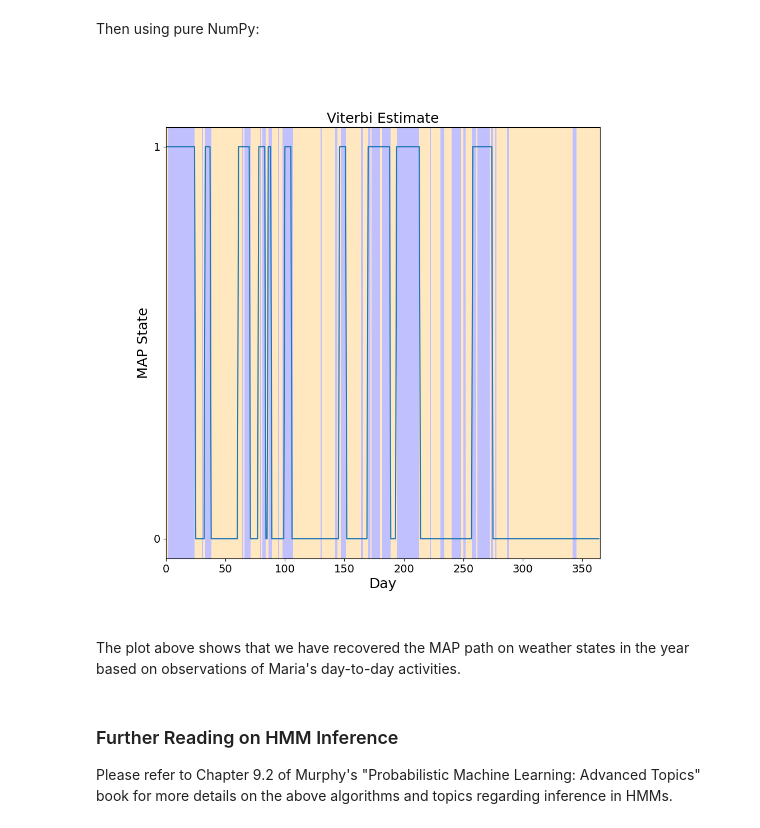
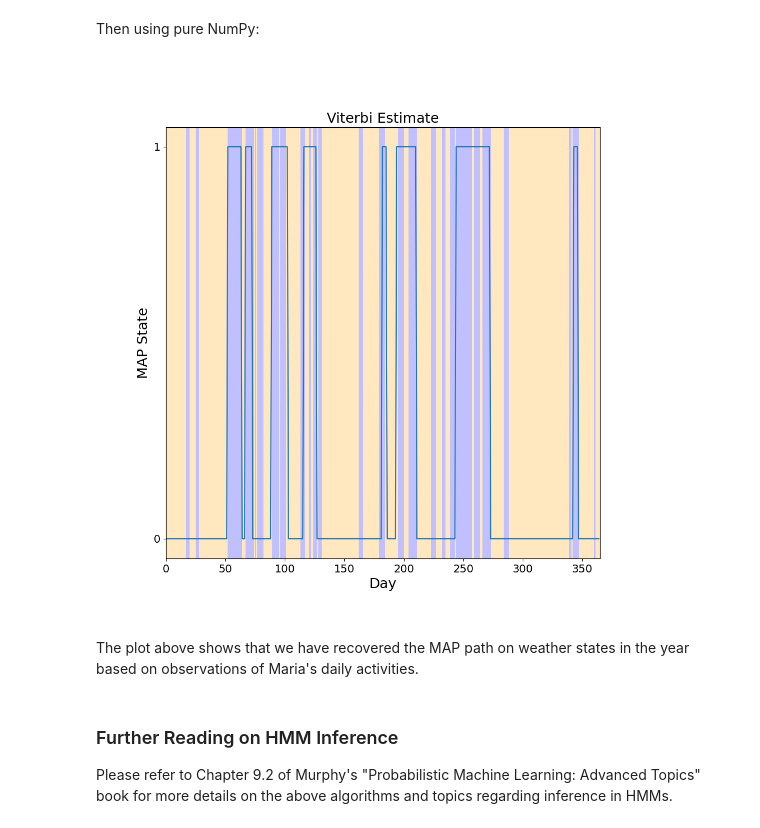
Before and after one commit to mazrk7/machine_learning_resources, a Jupyter notebook: notebooks/dynamic_bayes_nets/hmm.ipynb, the cells around one changed output. Saved outputs shown, nothing was run; the diff lists cells and outputs as text; code cells hidden in the pictures.

```diff
--- a/notebooks/dynamic_bayes_nets/hmm.ipynb
+++ b/notebooks/dynamic_bayes_nets/hmm.ipynb
@@ -25,8 +25,8 @@ from dynamax.hidden_markov_model import CategoricalHMM
 jnp.set_printoptions(suppress=True)
 
 # Set seed to generate reproducible "pseudo-randomness"
-key = jr.PRNGKey(7)
-np.random.seed(7)
+key = jr.PRNGKey(42)
+np.random.seed(42)
 
 plt.rc('font', size=22)          # controls default text sizes
 plt.rc('axes', titlesize=18)     # fontsize of the axes title
@@ -188,10 +186,10 @@ Note that Maria performs only a single major activity per day, $t$, so there is
 
 To illustrate the inner workings of an HMM, we will also define a structure of our own to mimic functionality provided by Dynamax:
 # %%
-weather_hmm = {}
-weather_hmm['pi'] = initial_probs
-weather_hmm['A'] = transition_matrix
-weather_hmm['B'] = emission_probs
+weather_hmm_params = {}
+weather_hmm_params['pi'] = initial_probs
+weather_hmm_params['A'] = transition_matrix
+weather_hmm_params['B'] = emission_probs
 # %% [markdown]
 ### Sampling Data
 
@@ -208,11 +206,11 @@ print("First week's states:    ", *map(state_id_name_dict.get, np.array(true_sta
 print("First week's emissions: ", *map(observation_id_name_dict.get,  np.array(emissions[:7, 0])))
 
 # Using our own structure
-def sample_hmm(hmm, num_timesteps):
+def sample_hmm(theta, num_timesteps):
     # CDFs to draw categorical samples
-    initial_probs_cdf = np.cumsum(hmm['pi'])
-    trans_mat_cdf = np.cumsum(hmm['A'], axis=1)
-    obs_mat_cdf = np.cumsum(hmm['B'], axis=1)
+    initial_probs_cdf = np.cumsum(theta['pi'])
+    trans_mat_cdf = np.cumsum(theta['A'], axis=1)
+    obs_mat_cdf = np.cumsum(theta['B'], axis=1)
 
     # Get random initial state
     curr_state = np.argmax(initial_probs_cdf > np.random.rand())
@@ -231,7 +229,7 @@ def sample_hmm(hmm, num_timesteps):
 
     return np.array(state_sequence), np.atleast_2d(observations).T
 
-z, x = sample_hmm(weather_hmm, T)
+z, x = sample_hmm(weather_hmm_params, T)
 
 print("")
 print("")
@@ -561,54 +631,55 @@ most_likely_states = hmm.most_likely_states(params, x)
 # %% [markdown]
 Then using pure NumPy:
 # %%
-def viterbi_algorithm(hmm, emissions):
+def viterbi_algorithm(theta, emissions):
     T = emissions.shape[0]
-    K = hmm['pi'].shape[0]
+    K = theta['pi'].shape[0]
 
-    # Computes p(x_t | z_t), returning a (T, K) likelihood matrix
-    log_lld = np.log(hmm['B'][:, emissions.squeeze(1)].T)
-    log_A = np.log(hmm['A'])
+    # Computes log p(x_t | z_t), returning a (T, K) log likelihood matrix
+    log_lld = np.log(theta['B'][:, emissions.squeeze(1)].T)
+    # Log transition matrix
+    log_A = np.log(theta['A'])
 
     ## Forward pass
     # Initialize delta_1
-    deltas = [np.log(hmm['pi']) + log_lld[0]]
+    deltas = [np.log(theta['pi']) + log_lld[0]]
     best_states = []
     for t in range(1, T):
         # Compute p(z_{1:t-1}, z_t=j x_{1:t}) for j=1,...,K
         scores = deltas[t-1] + log_A + log_lld[t]
         # K-length vector of probabilities assuming most probable path is taken
         delta_t = np.max(scores, axis=1)
         # K-length vector of most likely ancestor states (rho)
         best_states.append(np.argmax(scores, axis=1))
         deltas.append(delta_t)
 
     # deltas is currently a (T x K) Viterbi lattice
     # best_states is a (T-1 x K) state table
 
     ## Backward pass
     # Initialize z*_T
     map_states = np.empty(shape=T, dtype=np.int32)
     map_states[T-1] = np.argmax(deltas[-1])
 
     # Traverse through most probable ancestor states in reverse
     for t in range(T-1, 1, -1):
         # t-2 for next best state in traceback, given a shifted by 1 state table
         map_states[t-1] = best_states[t-2][map_states[t]]
 
     # Handle first state
-    map_states[0] = np.argmax(np.log(hmm['pi']) + log_lld[0] + deltas[1])
+    map_states[0] = np.argmax(np.log(theta['pi']) + log_lld[0] + deltas[1])
 
     return map_states
 
 # Runs the Viterbi algorithm
-z_map = viterbi_algorithm(weather_hmm, x)
+z_map = viterbi_algorithm(weather_hmm_params, x)
 
 # Plots the MAP sequence
 plot_map_sequence(z_map, z)
 # %% [output]
-[figure, old version]
+[figure, new version]
 # %% [markdown]
-The plot above shows that we have recovered the MAP path on weather states in the year based on observations of Maria's day-to-day activities.
+The plot above shows that we have recovered the MAP path on weather states in the year based on observations of Maria's daily activities.
 # %% [markdown]
 ### Further Reading on HMM Inference
 
```
Also changed, not shown: parts of 34 cells of this notebook.
